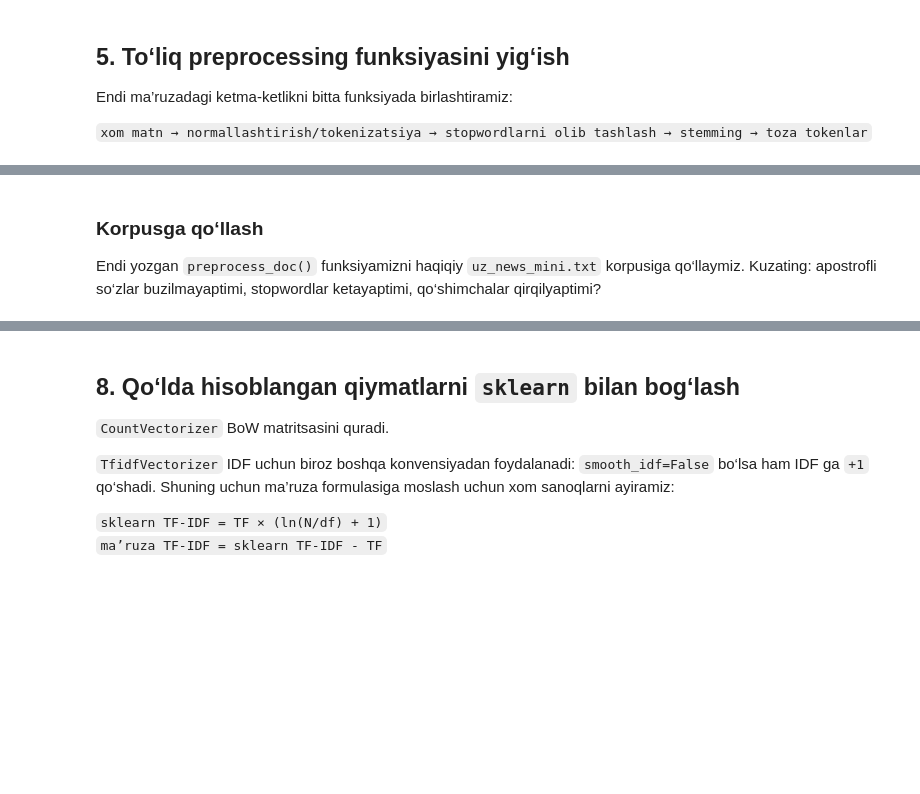
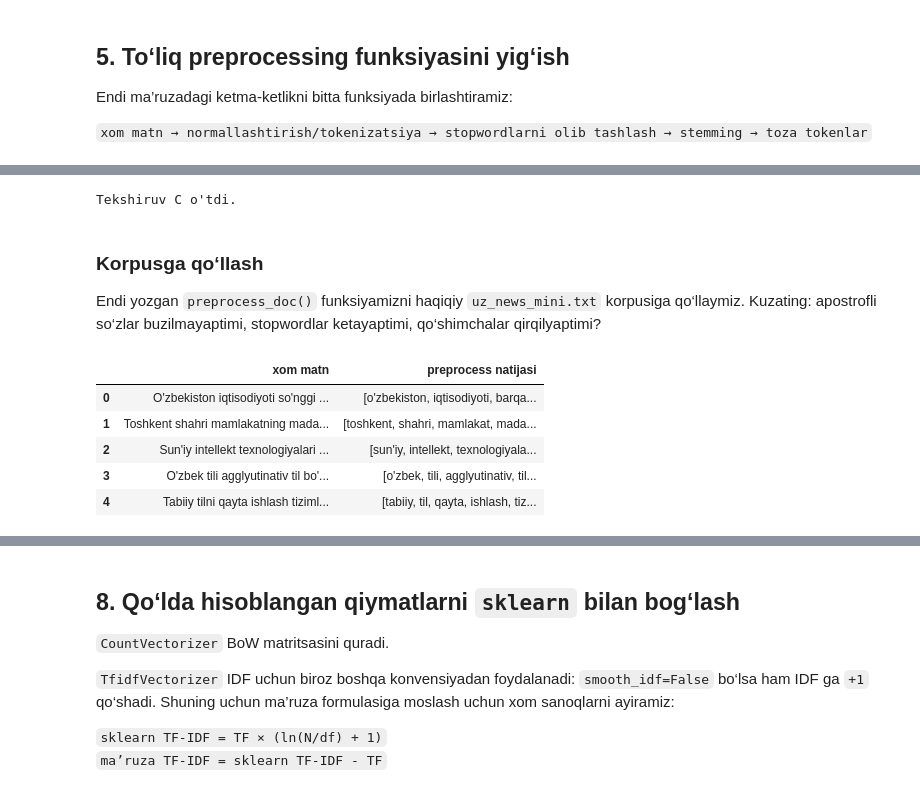
Before and after one commit to SanatbekMatlatipov/tabiiy-tillarni-qayta-ishlash-kursi, a Jupyter notebook: practices/d02_p1_preprocessing_v2.ipynb, the cells around one changed output, grey strips where cells are left out. Cells and saved outputs as stored; diff of their text form; code cells hidden in the pictures; blank space fills up the shorter version.

```diff
--- a/practices/d02_p1_preprocessing_v2.ipynb
+++ b/practices/d02_p1_preprocessing_v2.ipynb
@@ -297,7 +297,7 @@ APOSTROF_TRANSLATION = str.maketrans({
 
 # TO‘LDIRING: apostrof ichki qismda kelgan so'zlarni bitta token sifatida ushlaydigan regex yozing.
 # Maslahat: [a-z]+ harflarni ushlaydi; (?:'[a-z]+)* esa apostrof+harflar bo'lagini ixtiyoriy qiladi.
-TOKEN_RE = re.compile(r"REGEXNI_SHU_YERGA_YOZING")
+TOKEN_RE = re.compile(r"[a-z]+(?:'[a-z]+)*")
 
 def apostroflarni_normallashtir(matn: str) -> str:
     """O'zbek apostrofining keng tarqalgan variantlarini ASCII apostrofga o'tkazadi."""
@@ -394,9 +398,15 @@ Endi ma’ruzadagi ketma-ketlikni bitta funksiyada birlashtiramiz:
 def preprocess_doc(matn: str) -> list[str]:
     # TO‘LDIRING:
     # 1. tokenizatsiya qiling
+    tokens= uz_tokenize(matn)
     # 2. stopwordlarni olib tashlang
+    stop_yoq = stopwordlarni_olib_tashla(tokens)
     # 3. qolgan har bir tokenni stem qiling
-    raise NotImplementedError("preprocess_doc() funksiyasini to'ldiring")
+    stop_yoq = stopwordlarni_olib_tashla(tokens)
+
+    stems = [stem_uz(token) for token in stop_yoq]
+
+    return stems
 
 def vectorizer_uchun_birlashtir(matn: str) -> str:
     """sklearn vectorizerlariga oldindan qayta ishlangan matnni bitta string sifatida beradi."""
@@ -419,6 +438,8 @@ assert preprocess_doc("Toshkentda katta tadbir bo’ldi, hammaga yoqdi va esda q
 assert "emas" in preprocess_doc("Bu mahsulot yaxshi emas, qaytarib bering!")
 
 print("Tekshiruv C o'tdi.")
+# %% [output]
+Tekshiruv C o'tdi.
 # %% [markdown]
 ### Korpusga qo‘llash
 
@@ -426,14 +447,21 @@ Endi yozgan `preprocess_doc()` funksiyamizni haqiqiy `uz_news_mini.txt` korpusig
 # %%
 # Korpusdan birinchi 5 hujjatni preprocessingdan o'tkazing
 # TO‘LDIRING: preprocess_doc(matn) ni chaqiring.
 preprocessed_news = []
 for matn in RAW_TEXTS[:5]:
     # preprocessed_news.append(...)
-    raise NotImplementedError("Bu joyni to'ldiring: preprocess_doc(matn)")
+    preprocessed_news.append(preprocess_doc(matn))
 
 pd.DataFrame({
     "xom matn": RAW_TEXTS[:5],
     "preprocess natijasi": preprocessed_news,
 })
+# %% [output]
+|  | xom matn | preprocess natijasi |
+| 0 | O'zbekiston iqtisodiyoti so'nggi ... | [o'zbekiston, iqtisodiyoti, barqa... |
+| 1 | Toshkent shahri mamlakatning mada... | [toshkent, shahri, mamlakat, mada... |
+| 2 | Sun'iy intellekt texnologiyalari ... | [sun'iy, intellekt, texnologiyala... |
+| 3 | O'zbek tili agglyutinativ til bo'... | [o'zbek, tili, agglyutinativ, til... |
+| 4 | Tabiiy tilni qayta ishlash tiziml... | [tabiiy, til, qayta, ishlash, tiz... |
 # %%
 plot_vocab_change(RAW_TEXTS, [preprocess_doc(matn) for matn in RAW_TEXTS])
```
Also changed, not shown: parts of 15 cells of this notebook.
